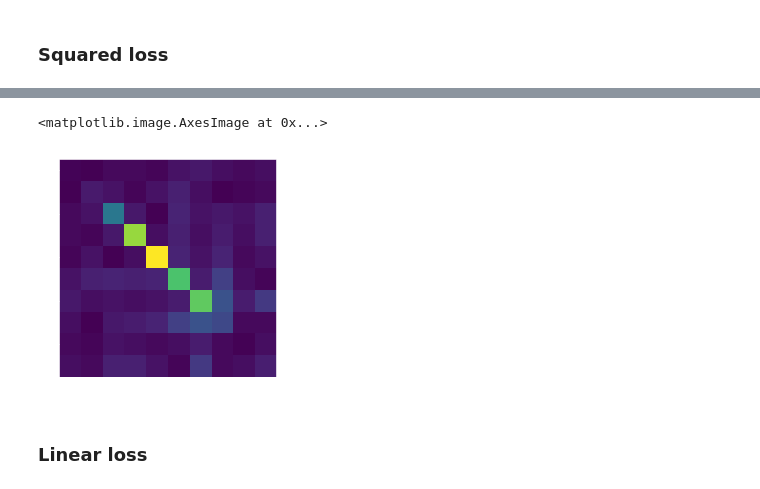
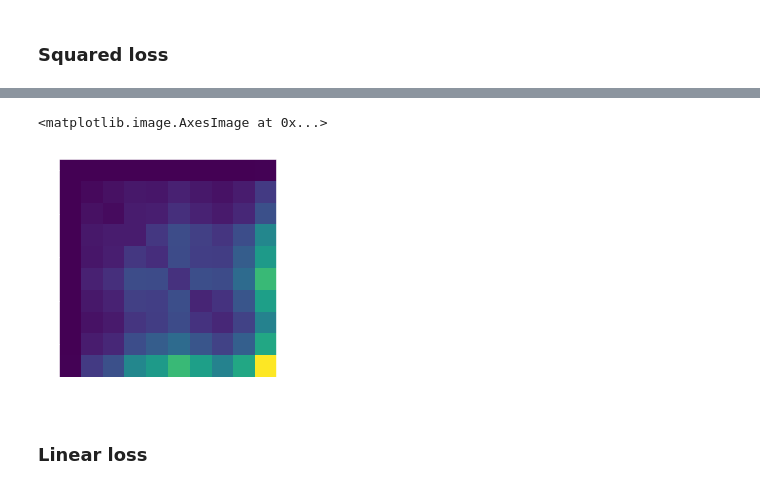
Before and after one commit to TristHas/BlockHessian, a Jupyter notebook: Pytorch/notebooks/center shift/Block Analysis.ipynb, the cells around one changed output, grey strips where cells are left out. Saved outputs shown, nothing was run; the diff lists cells and outputs as text; code cells hidden in the pictures.

```diff
--- a/Pytorch/notebooks/center shift/Block Analysis.ipynb
+++ b/Pytorch/notebooks/center shift/Block Analysis.ipynb
@@ -51,12 +75,10 @@ ds = gen_rnd_ds(inp_dim, inp_mean, inp_var,
 # %%
-loss_fn = SquaredClassification(out_dim)
-
-model, ds, loss_fn = get_model_ds_loss()
-H = block_hessian(model, ds, loss_fn, lr=lr)
-plt.imshow(H.abs())
+lr = .001
+H, _ = block_hessian(model, ds, loss_fn, lr=lr)
+plt.imshow(H.abs().cpu().numpy())
 # %% [output]
 <matplotlib.image.AxesImage at 0x...>
-[figure, old version]
+[figure, new version]
 # %% [markdown]
 ### Linear loss
 # %%
```
Also changed, not shown: parts of 6 cells of this notebook, 2 other files.
